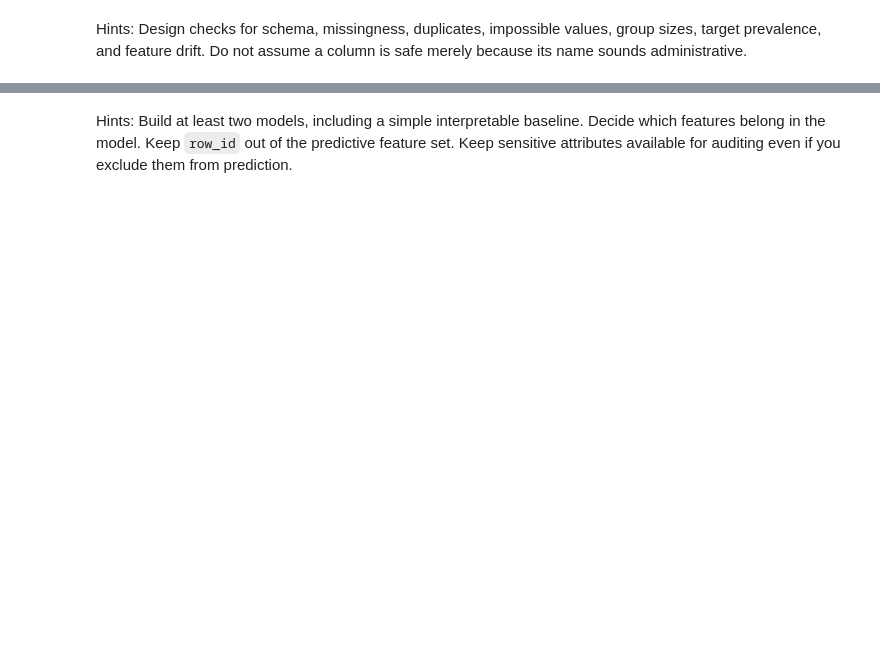
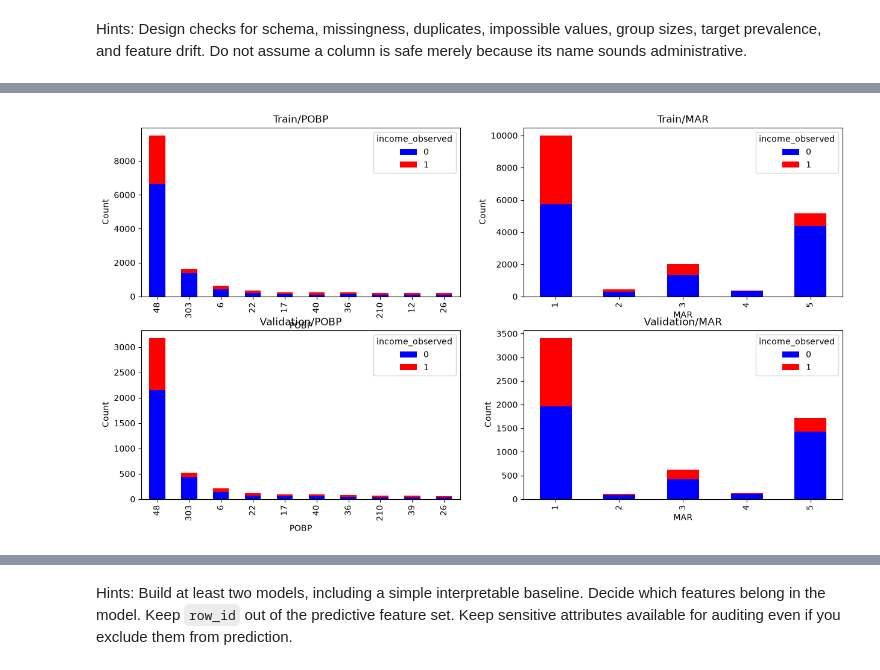
Before and after one commit to bellaVbsVbee/RAI, a Jupyter notebook: Project1/Bella_Week2_Blind_Data_Audit.ipynb, the cells around one changed output, grey strips where cells are left out. Drawn from its saved outputs; the diff is of its cells as text; code cells hidden in the pictures; blank space fills up the shorter version.

```diff
--- a/Project1/Bella_Week2_Blind_Data_Audit.ipynb
+++ b/Project1/Bella_Week2_Blind_Data_Audit.ipynb
@@ -49,0 +216,36 @@ def dataset_summary(df, label=None):
+# %%
+fig, axes = plt.subplots(2, 2, figsize=(15, 8))
+
+top_pobp = train["POBP"].value_counts().nlargest(10).index
+counts_train_pobp = pd.crosstab(train["POBP"],train["income_observed"]).loc[top_pobp]
+counts_train_pobp.plot(kind="bar",stacked=True, color=["blue", "red"], ax=axes[0,0])
+axes[0,0].set_xlabel("POBP")
+axes[0,0].set_ylabel("Count")
+axes[0,0].legend(title="income_observed")
+axes[0,0].set_title("Train/POBP")
+
+counts_train_mar = pd.crosstab(train["MAR"], train["income_observed"])
+counts_train_mar.plot(kind="bar", stacked=True, color=["blue", "red"], ax = axes[0,1])
+axes[0,1].set_xlabel("MAR")
+axes[0,1].set_ylabel("Count")
+axes[0,1].legend(title="income_observed")
+axes[0,1].set_title("Train/MAR")
+
+top_pobp = validation["POBP"].value_counts().nlargest(10).index
+counts_validation_pobp = pd.crosstab(validation["POBP"],validation["income_observed"]).loc[top_pobp]
+counts_validation_pobp.plot(kind="bar",stacked=True, color=["blue", "red"], ax=axes[1,0])
+axes[1,0].set_xlabel("POBP")
+axes[1,0].set_ylabel("Count")
+axes[1,0].legend(title="income_observed")
+axes[1,0].set_title("Validation/POBP")
+
+counts_validation_mar = pd.crosstab(validation["MAR"], validation["income_observed"])
+counts_validation_mar.plot(kind="bar", stacked=True, color=["blue", "red"], ax = axes[1,1])
+axes[1,1].set_xlabel("MAR")
+axes[1,1].set_ylabel("Count")
+axes[1,1].legend(title="income_observed")
+axes[1,1].set_title("Validation/MAR")
+
+plt.show()
+# %% [output]
+[figure, added]
```
Also changed, not shown: parts of 29 cells of this notebook.
